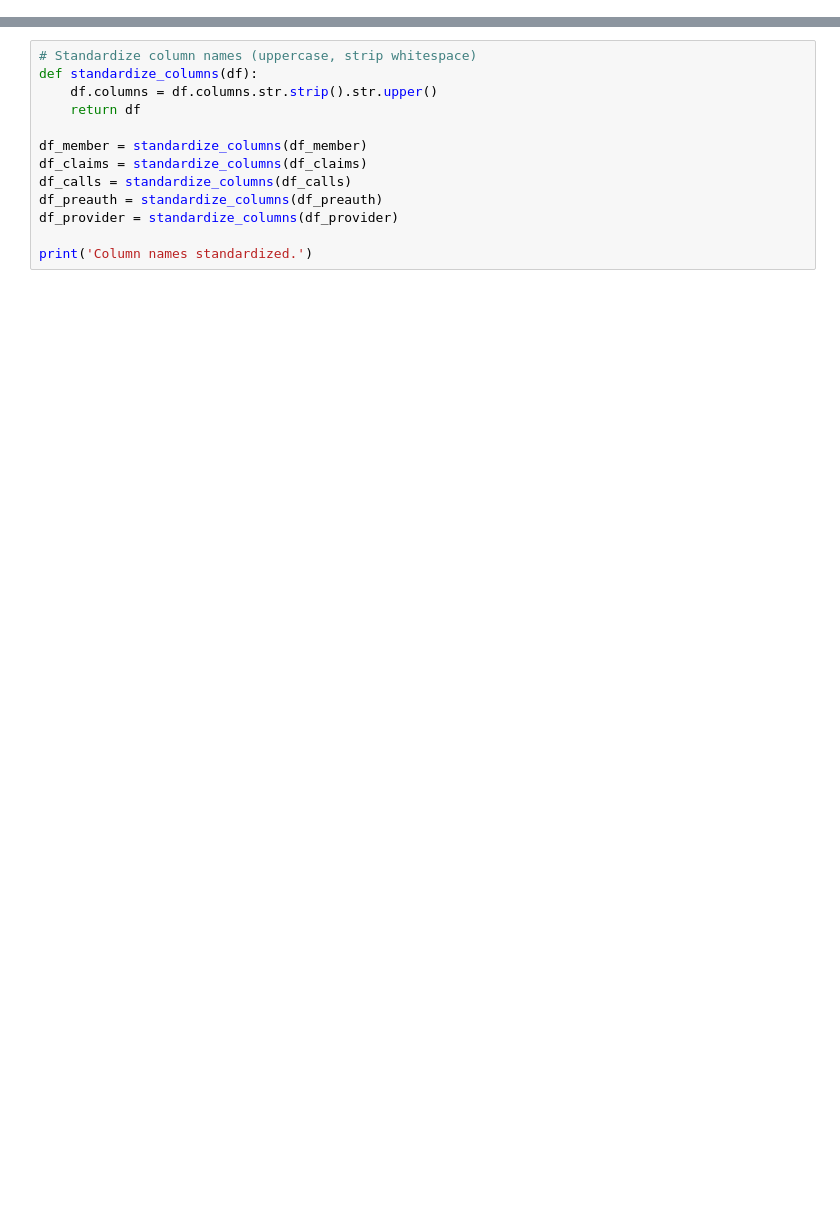
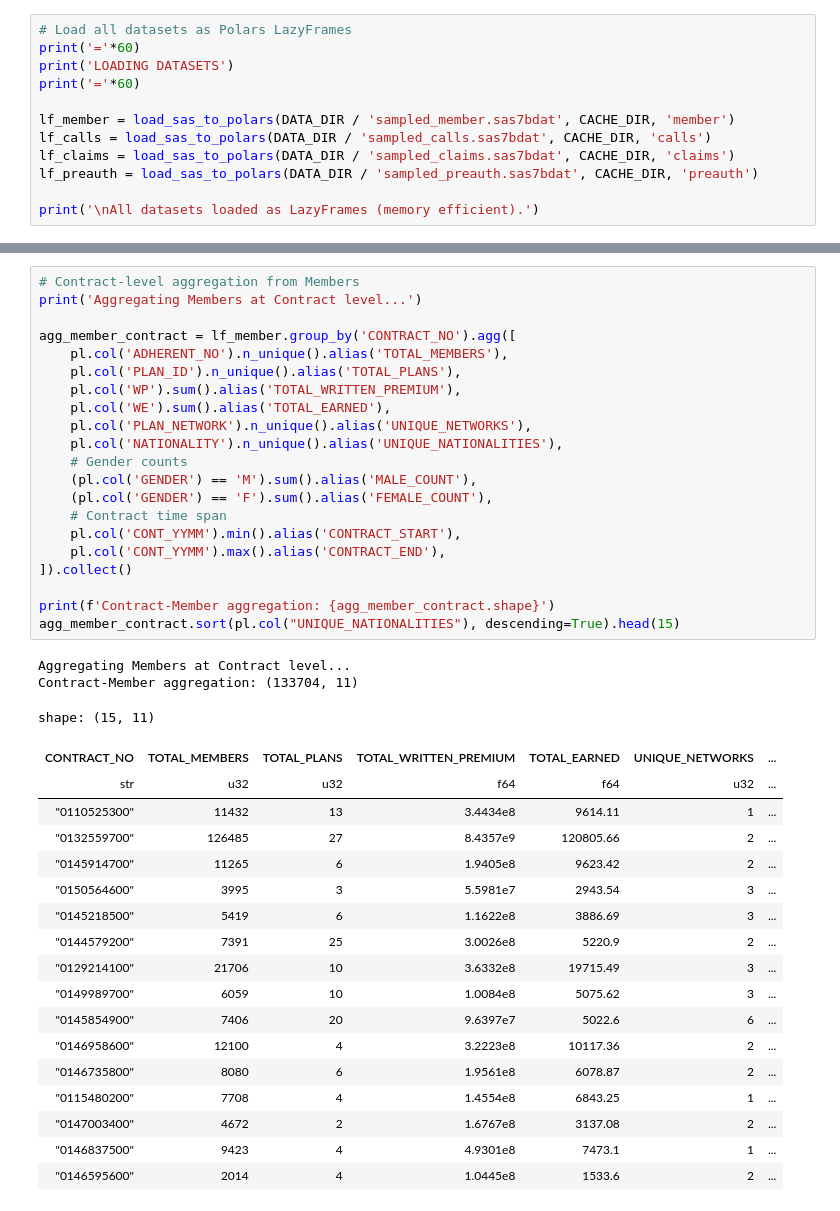
Before and after one commit to aqasemi/healthtrack, a Jupyter notebook: notebooks/01_Data_Exploration_Cleaning.ipynb, the cells around one changed output, grey strips where cells are left out. Drawn from its saved outputs; the diff is of its cells as text; blank space fills up the shorter version.

```diff
--- a/notebooks/01_Data_Exploration_Cleaning.ipynb
+++ b/notebooks/01_Data_Exploration_Cleaning.ipynb
@@ -57,0 +137,12 @@ Members loaded: (4263550, 9)
+# %%
+# Load all datasets as Polars LazyFrames
+print('='*60)
+print('LOADING DATASETS')
+print('='*60)
+
+lf_member = load_sas_to_polars(DATA_DIR / 'sampled_member.sas7bdat', CACHE_DIR, 'member')
+lf_calls = load_sas_to_polars(DATA_DIR / 'sampled_calls.sas7bdat', CACHE_DIR, 'calls')
+lf_claims = load_sas_to_polars(DATA_DIR / 'sampled_claims.sas7bdat', CACHE_DIR, 'claims')
+lf_preauth = load_sas_to_polars(DATA_DIR / 'sampled_preauth.sas7bdat', CACHE_DIR, 'preauth')
+
+print('\nAll datasets loaded as LazyFrames (memory efficient).')
@@ -150,14 +419,43 @@ plt.show()
 # %%
-# Standardize column names (uppercase, strip whitespace)
-def standardize_columns(df):
-    df.columns = df.columns.str.strip().str.upper()
-    return df
+# Contract-level aggregation from Members
+print('Aggregating Members at Contract level...')
 
-df_member = standardize_columns(df_member)
-df_claims = standardize_columns(df_claims)
-df_calls = standardize_columns(df_calls)
-df_preauth = standardize_columns(df_preauth)
-df_provider = standardize_columns(df_provider)
+agg_member_contract = lf_member.group_by('CONTRACT_NO').agg([
+    pl.col('ADHERENT_NO').n_unique().alias('TOTAL_MEMBERS'),
+    pl.col('PLAN_ID').n_unique().alias('TOTAL_PLANS'),
+    pl.col('WP').sum().alias('TOTAL_WRITTEN_PREMIUM'),
+    pl.col('WE').sum().alias('TOTAL_EARNED'),
+    pl.col('PLAN_NETWORK').n_unique().alias('UNIQUE_NETWORKS'),
+    pl.col('NATIONALITY').n_unique().alias('UNIQUE_NATIONALITIES'),
+    # Gender counts
+    (pl.col('GENDER') == 'M').sum().alias('MALE_COUNT'),
+    (pl.col('GENDER') == 'F').sum().alias('FEMALE_COUNT'),
+    # Contract time span
+    pl.col('CONT_YYMM').min().alias('CONTRACT_START'),
+    pl.col('CONT_YYMM').max().alias('CONTRACT_END'),
+]).collect()
 
-print('Column names standardized.')
+print(f'Contract-Member aggregation: {agg_member_contract.shape}')
+agg_member_contract.sort(pl.col("UNIQUE_NATIONALITIES"), descending=True).head(15)
+# %% [output]
+Aggregating Members at Contract level...
+Contract-Member aggregation: (133704, 11)
+shape: (15, 11)
+| CONTRACT_NO | TOTAL_MEMBERS | TOTAL_PLANS | TOTAL_WRITTEN_PREMIUM | TOTAL_EARNED | UNIQUE_NETWORKS | ... |
+| str | u32 | u32 | f64 | f64 | u32 | ... |
+| "0110525300" | 11432 | 13 | 3.4434e8 | 9614.11 | 1 | ... |
+| "0132559700" | 126485 | 27 | 8.4357e9 | 120805.66 | 2 | ... |
+| "0145914700" | 11265 | 6 | 1.9405e8 | 9623.42 | 2 | ... |
+| "0150564600" | 3995 | 3 | 5.5981e7 | 2943.54 | 3 | ... |
+| "0145218500" | 5419 | 6 | 1.1622e8 | 3886.69 | 3 | ... |
+| "0144579200" | 7391 | 25 | 3.0026e8 | 5220.9 | 2 | ... |
+| "0129214100" | 21706 | 10 | 3.6332e8 | 19715.49 | 3 | ... |
+| "0149989700" | 6059 | 10 | 1.0084e8 | 5075.62 | 3 | ... |
+| "0145854900" | 7406 | 20 | 9.6397e7 | 5022.6 | 6 | ... |
+| "0146958600" | 12100 | 4 | 3.2223e8 | 10117.36 | 2 | ... |
+| "0146735800" | 8080 | 6 | 1.9561e8 | 6078.87 | 2 | ... |
+| "0115480200" | 7708 | 4 | 1.4554e8 | 6843.25 | 1 | ... |
+| "0147003400" | 4672 | 2 | 1.6767e8 | 3137.08 | 2 | ... |
+| "0146837500" | 9423 | 4 | 4.9301e8 | 7473.1 | 1 | ... |
+| "0146595600" | 2014 | 4 | 1.0445e8 | 1533.6 | 2 | ... |
 # %%
```
Also changed, not shown: parts of 58 cells of this notebook.
